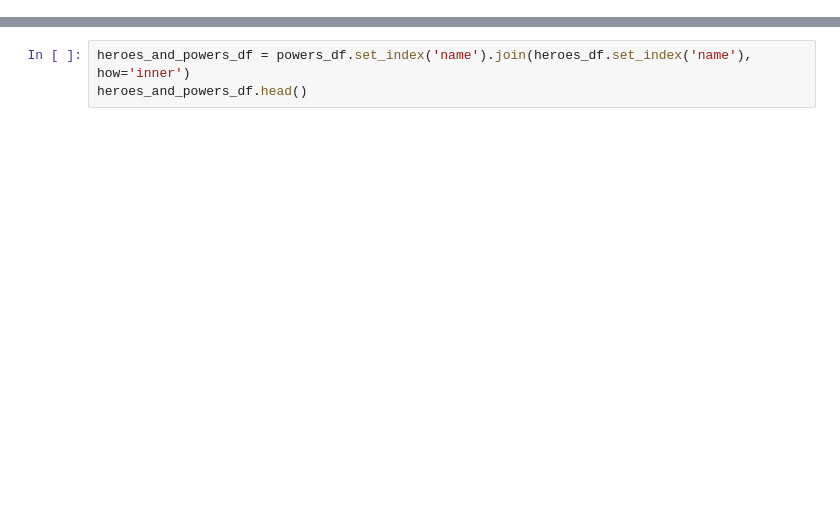
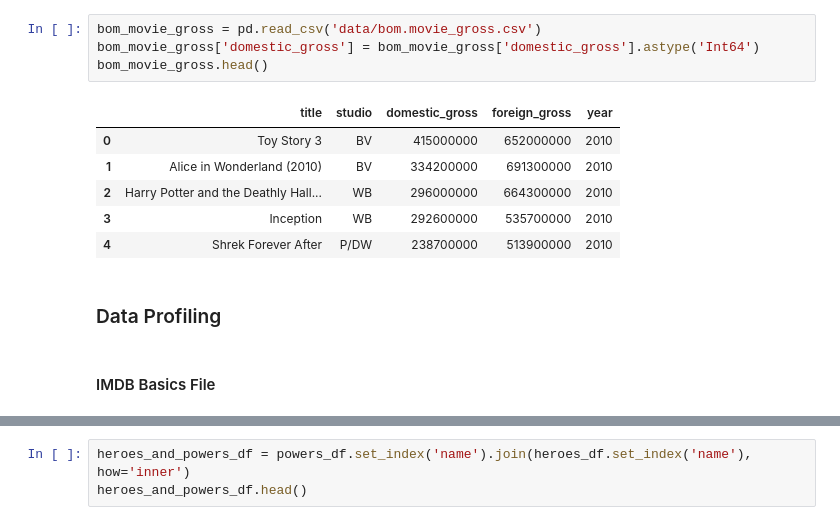
Before and after one commit to cutterback/movie-analysis-project, a Jupyter notebook: movie-analysis.ipynb, the cells around one changed output, grey strips where cells are left out. Cells and saved outputs as stored; diff of their text form; blank space fills up the shorter version.

```diff
--- a/movie-analysis.ipynb
+++ b/movie-analysis.ipynb
@@ -194,0 +30,15 @@ imdb_ratings.duplicated(['tconst'],keep=False).sum()
+# %%
+bom_movie_gross = pd.read_csv('data/bom.movie_gross.csv')
+bom_movie_gross['domestic_gross'] = bom_movie_gross['domestic_gross'].astype('Int64')
+bom_movie_gross.head()
+# %% [output]
+|  | title | studio | domestic_gross | foreign_gross | year |
+| 0 | Toy Story 3 | BV | 415000000 | 652000000 | 2010 |
+| 1 | Alice in Wonderland (2010) | BV | 334200000 | 691300000 | 2010 |
+| 2 | Harry Potter and the Deathly Hall... | WB | 296000000 | 664300000 | 2010 |
+| 3 | Inception | WB | 292600000 | 535700000 | 2010 |
+| 4 | Shrek Forever After | P/DW | 238700000 | 513900000 | 2010 |
+# %% [markdown]
+### Data Profiling
+# %% [markdown]
+#### IMDB Basics File
```
Also changed, not shown: parts of 35 cells of this notebook.
